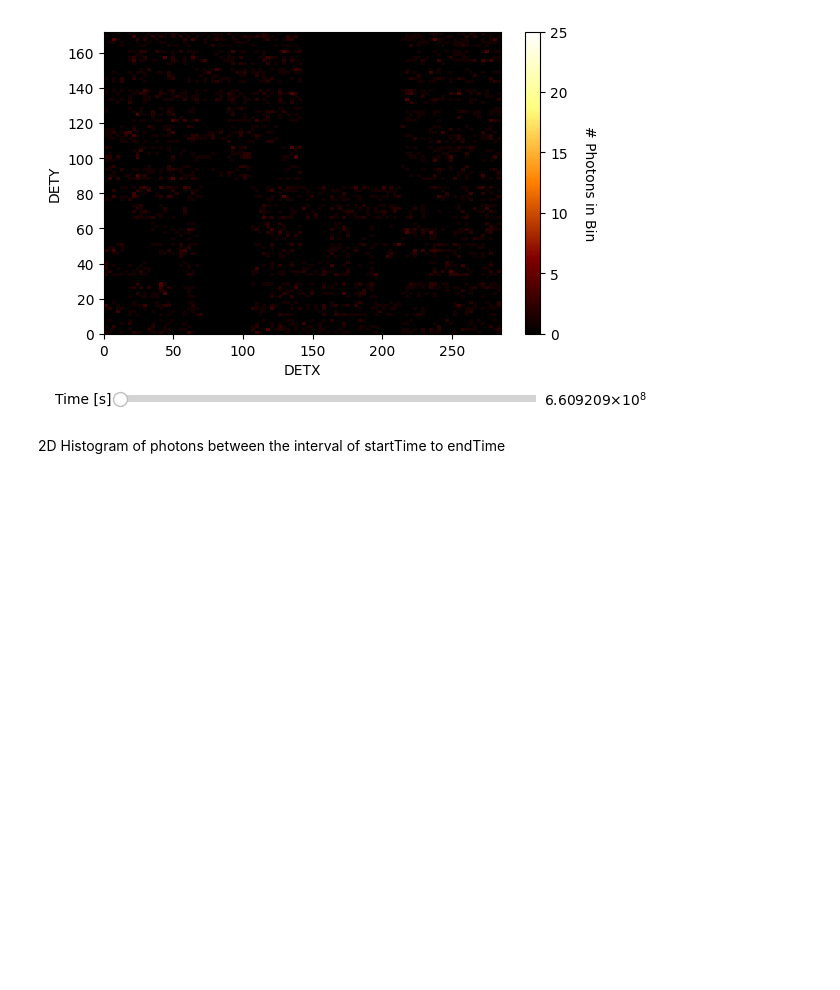
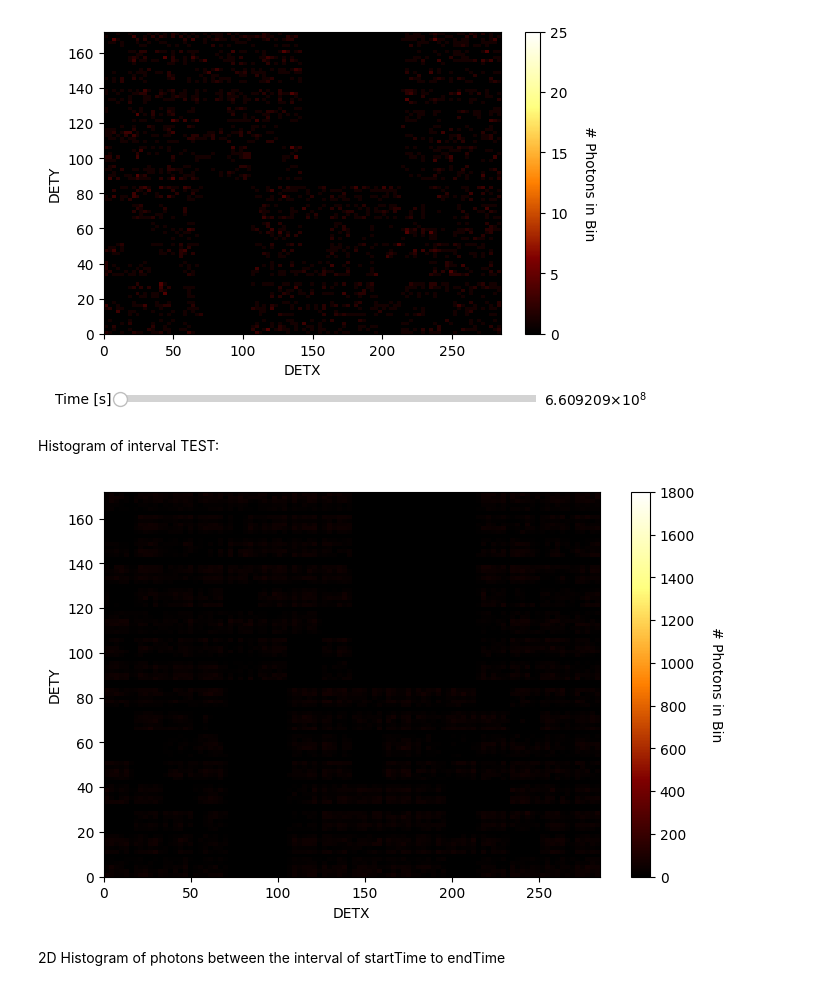
Before and after one commit to JCodeZero/PhotonStatsAnalysis, a Jupyter notebook: 2DHistogram.ipynb, the cells around one changed output. Cells and saved outputs as stored; diff of their text form; code cells hidden in the pictures; blank space fills up the shorter version.

```diff
--- a/2DHistogram.ipynb
+++ b/2DHistogram.ipynb
@@ -27,3 +25,9 @@ df2 = pd.DataFrame(array, columns=['DETX', 'DETY', 'ENERGY'])
+# %%
+for i in range(len(time)):
+    if int(time[i]) == time[0]:
+        array = np.append(array, np.array([[int(df.iloc[i][5]), int(df.iloc[i][6]), int(df.iloc[i][8])]]), axis=0)
+
+df2 = pd.DataFrame(array, columns=['DETX', 'DETY', 'ENERGY'])
 # %% [markdown]
 #-------------------------------------------------------------------------------------
 Xmax = 0
@@ -120,7 +124,7 @@ df['TIME'] = df['TIME'].apply(lambda x: round(x))
 time.extend(df['TIME'].tolist())
 
 for i in range(len(time)):
-    if int(time[i]) == 660920900:
+    if int(time[i]) == time[0]:
         array = np.append(array, np.array([[int(df.iloc[i][5]), int(df.iloc[i][6]), int(df.iloc[i][8])]]), axis=0)
 
 df2 = pd.DataFrame(array, columns=['DETX', 'DETY', 'ENERGY'])
@@ -144,7 +148,7 @@ time_slider = Slider(
     label='Time [s]',
     valmin=int(time[0]),
     valmax=int(time[-1]),
-    valinit=660920900, valstep=1,
+    valinit=time[0, valstep=1,
 )
 
 def update(val):
@@ -277,7 +281,7 @@ df['TIME'] = df['TIME'].apply(lambda x: round(x))
 time.extend(df['TIME'].tolist())
 
 for i in range(len(time)):
-    if int(time[i]) == 660920900:
+    if int(time[i]) == time[0]:
         array = np.append(array, np.array([[int(df.iloc[i][5]), int(df.iloc[i][6]), int(df.iloc[i][8])]]), axis=0)
 
 df2 = pd.DataFrame(array, columns=['DETX', 'DETY', 'ENERGY'])
@@ -325,7 +329,7 @@ df['TIME'] = df['TIME'].apply(lambda x: round(x))
 time.extend(df['TIME'].tolist())
 
 for i in range(len(time)):
-    if int(time[i]) == 660920900:
+    if int(time[i]) == time[0]:
         array = np.append(array, np.array([[int(df.iloc[i][5]), int(df.iloc[i][6])]]), axis=0)
 
 df2 = pd.DataFrame(array, columns=['DETX', 'DETY'])
@@ -350,7 +354,7 @@ time_slider = Slider(
     label='Time [s]',
     valmin=time[0],
     valmax=time[-1],
-    valinit=time[-1], valstep=1,
+    valinit=time[0], valstep=1,
 )
 
 def update(val):
@@ -371,5 +375,30 @@ time_slider.on_changed(update)
 plt.show()
 # %% [output]
 [figure]
+# %% [markdown]
+Histogram of interval TEST:
+# %%
+start = 660921172
+end = 660921200
+newx = np.empty((0,1), int)
+newy = np.empty((0,1), int)
+for i in range(len(time)):
+    if time[i] in range(start, end + 1):
+        newx = np.append(newx, np.array([[int(df.iloc[i][5])]]))
+        newy = np.append(newy, np.array([[int(df.iloc[i][6])]]))
+
+#-------------------------------------------------------------------------------------
+fig=plt.figure(figsize=(8,5))
+etpix=plt.hist2d(newx, newy, bins=100, cmap="afmhot")
+plt.xlabel('DETX')
+plt.ylabel('DETY')
+plt.yscale('linear')
+
+cbar = plt.colorbar()
+cbar.ax.get_yaxis().labelpad = 20
+cbar.set_label('# Photons in Bin', rotation=270)
+plt.clim(0, 1800)
+# %% [output]
+[figure, added]
 # %% [markdown]
 2D Histogram of photons between the interval of startTime to endTime
```
Also changed, not shown: parts of 11 cells of this notebook.
